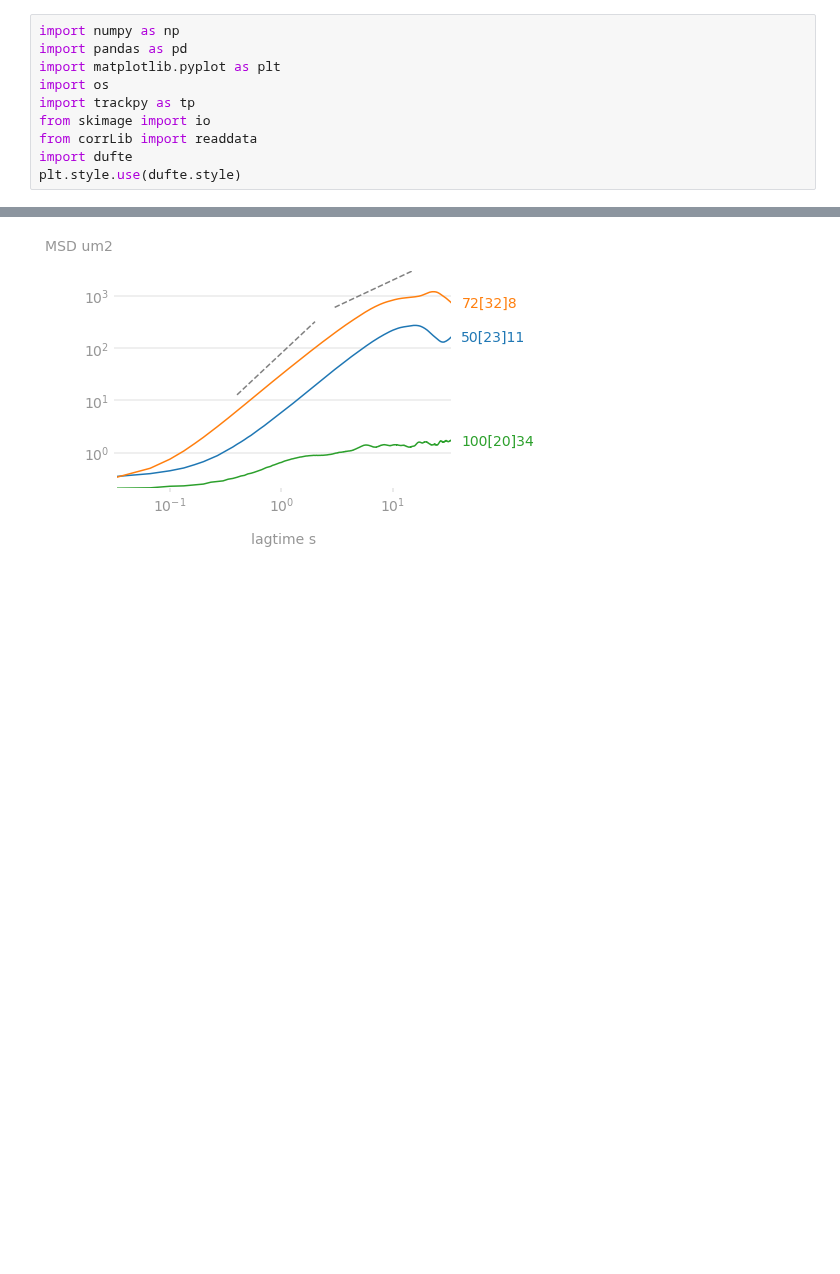
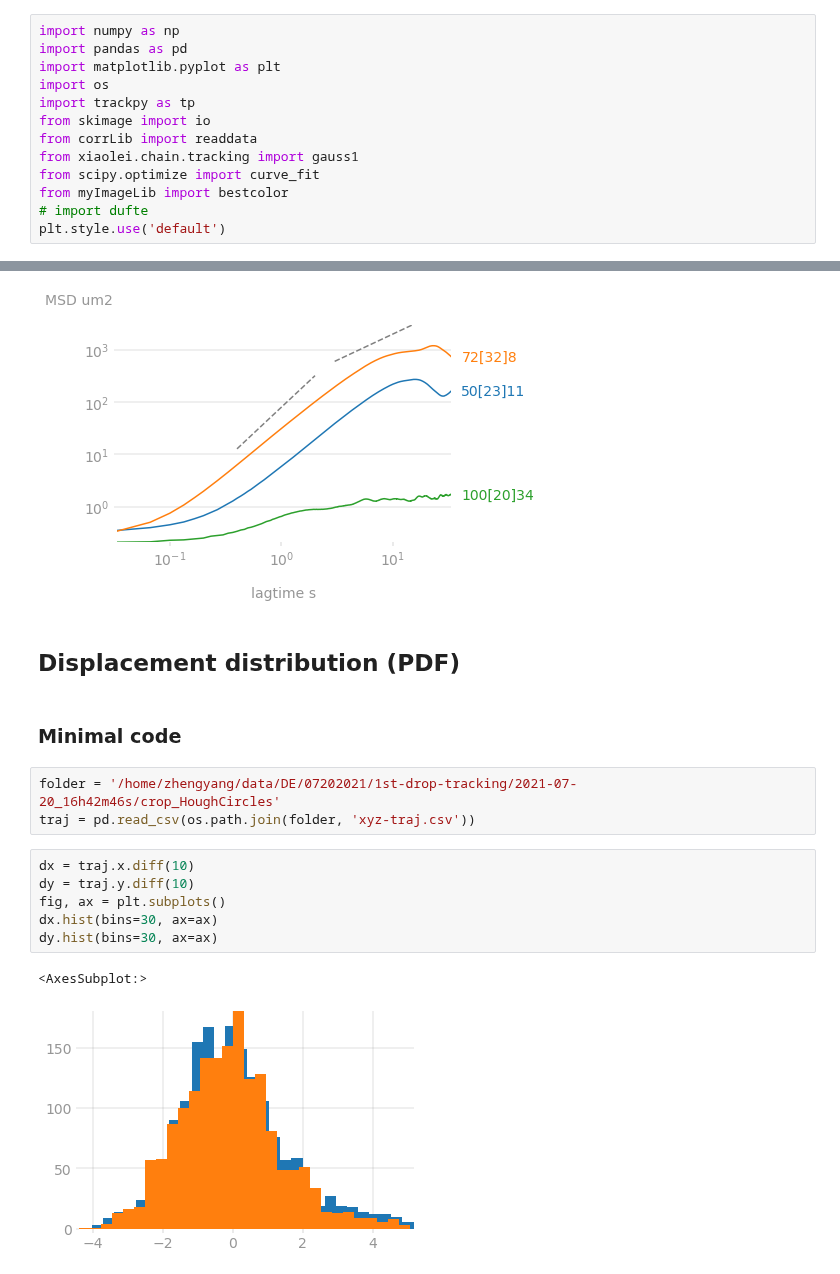
Before and after one commit to ZLoverty/DE, a Jupyter notebook: Code/Trajectory-analysis/Diffusivity.ipynb, the cells around one changed output, grey strips where cells are left out. Drawn from its saved outputs; the diff is of its cells as text; blank space fills up the shorter version.

Commit message:
Displacement PDF analysis

```diff
--- a/Code/Trajectory-analysis/Diffusivity.ipynb
+++ b/Code/Trajectory-analysis/Diffusivity.ipynb
@@ -10,5 +10,8 @@ import os
 import trackpy as tp
 from skimage import io
 from corrLib import readdata
-import dufte
-plt.style.use(dufte.style)
+from xiaolei.chain.tracking import gauss1
+from scipy.optimize import curve_fit
+from myImageLib import bestcolor
+# import dufte
+plt.style.use('default')
@@ -102,3 +90,19 @@ ax.plot(x, y, color='gray', ls='--')
 # %% [output]
 [<matplotlib.lines.Line2D at 0x...>]
 [figure]
+# %% [markdown]
+## Displacement distribution (PDF)
+# %% [markdown]
+### Minimal code
+# %%
+folder = '/home/zhengyang/data/DE/07202021/1st-drop-tracking/2021-07-20_16h42m46s/crop_HoughCircles'
+traj = pd.read_csv(os.path.join(folder, 'xyz-traj.csv'))
+# %%
+dx = traj.x.diff(10)
+dy = traj.y.diff(10)
+fig, ax = plt.subplots()
+dx.hist(bins=30, ax=ax)
+dy.hist(bins=30, ax=ax)
+# %% [output]
+<AxesSubplot:>
+[figure, added]
```
Also changed, not shown: parts of 19 cells of this notebook.
